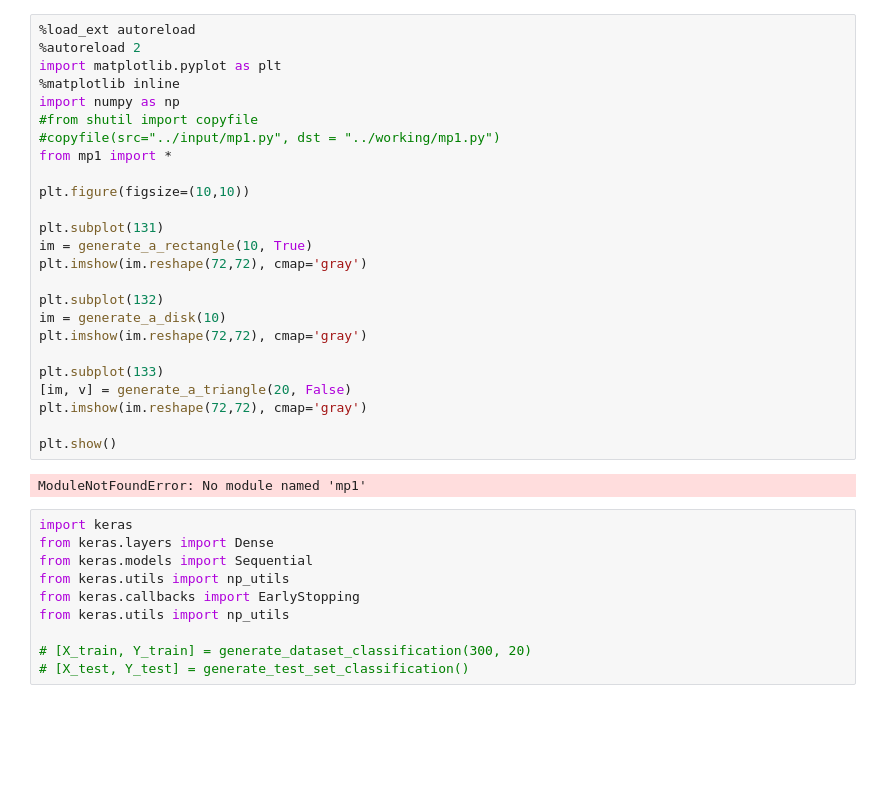
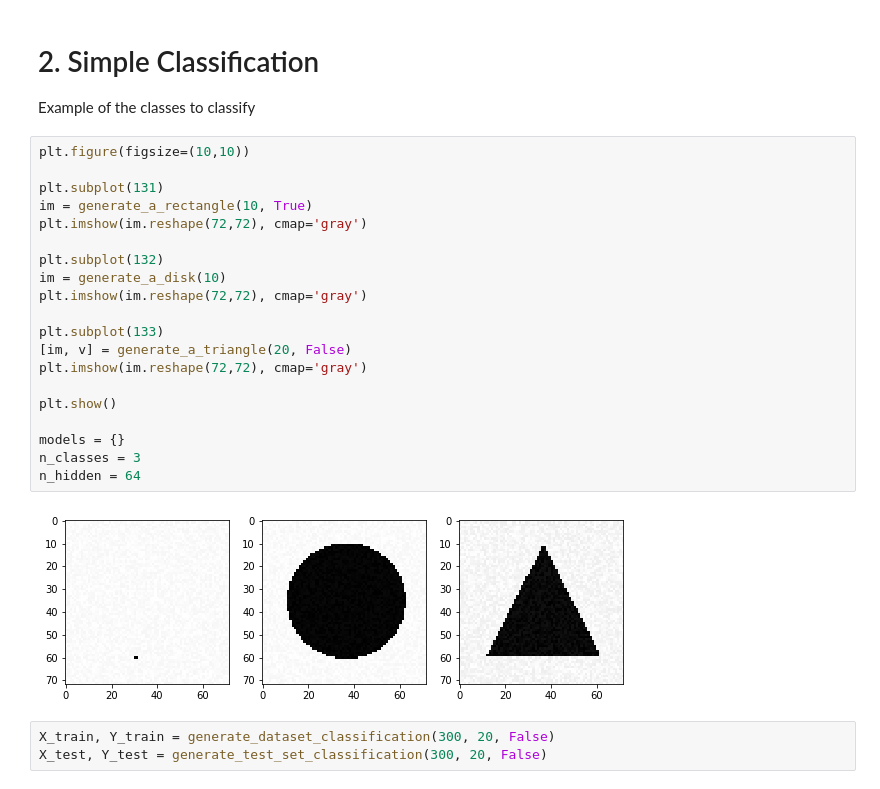
Before and after one commit to guhur/MVA_DeepLearning, a Jupyter notebook: deep-learning-mp1.ipynb, the cells around one changed output. Cells and saved outputs as stored; diff of their text form; blank space fills up the shorter version.

```diff
--- a/deep-learning-mp1.ipynb
+++ b/deep-learning-mp1.ipynb
@@ -7,37 +25,29 @@ Student: Pierre-Louis Guhur - pierre-louis.guhur@ens-paris-saclay.fr
+# %% [markdown]
+# 2. Simple Classification
+
+Example of the classes to classify
 # %%
-%load_ext autoreload
-%autoreload 2
-import matplotlib.pyplot as plt
-%matplotlib inline
-import numpy as np
-#from shutil import copyfile
-#copyfile(src="../input/mp1.py", dst = "../working/mp1.py")
-from mp1 import *
-
 plt.figure(figsize=(10,10))
 
 plt.subplot(131)
 im = generate_a_rectangle(10, True)
 plt.imshow(im.reshape(72,72), cmap='gray')
 
 plt.subplot(132)
 im = generate_a_disk(10)
 plt.imshow(im.reshape(72,72), cmap='gray')
 
 plt.subplot(133)
 [im, v] = generate_a_triangle(20, False)
 plt.imshow(im.reshape(72,72), cmap='gray')
 
 plt.show()
+
+models = {}
+n_classes = 3
+n_hidden = 64
 # %% [output]
-ModuleNotFoundError: No module named 'mp1'
+[figure, added]
-# %%
-import keras
-from keras.layers import Dense
-from keras.models import Sequential
-from keras.utils import np_utils
-from keras.callbacks import EarlyStopping
-from keras.utils import np_utils
-
-# [X_train, Y_train] = generate_dataset_classification(300, 20)
-# [X_test, Y_test] = generate_test_set_classification()
+# %%
+X_train, Y_train = generate_dataset_classification(300, 20, False)
+X_test, Y_test = generate_test_set_classification(300, 20, False)
```
Also changed, not shown: parts of 20 cells of this notebook, 2 other files.
